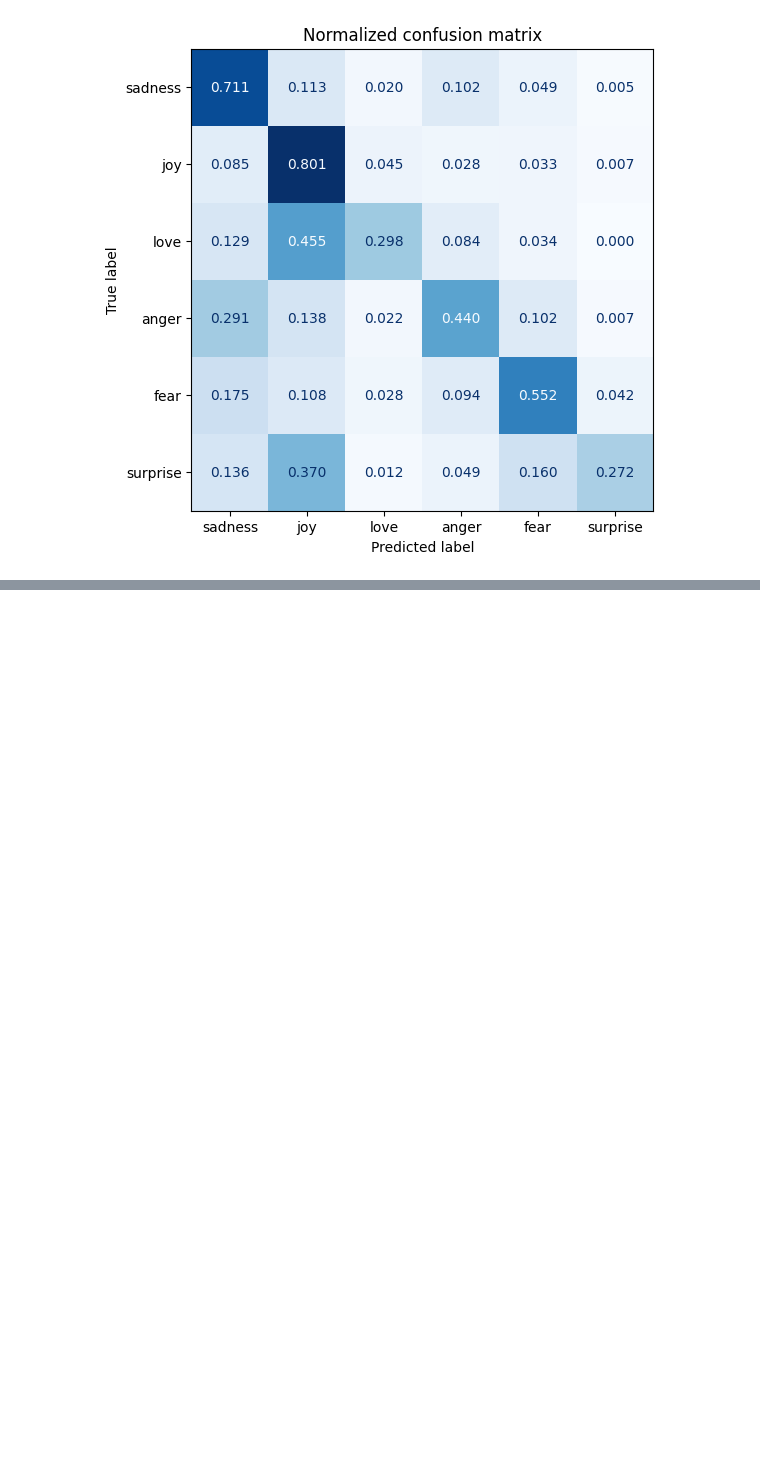
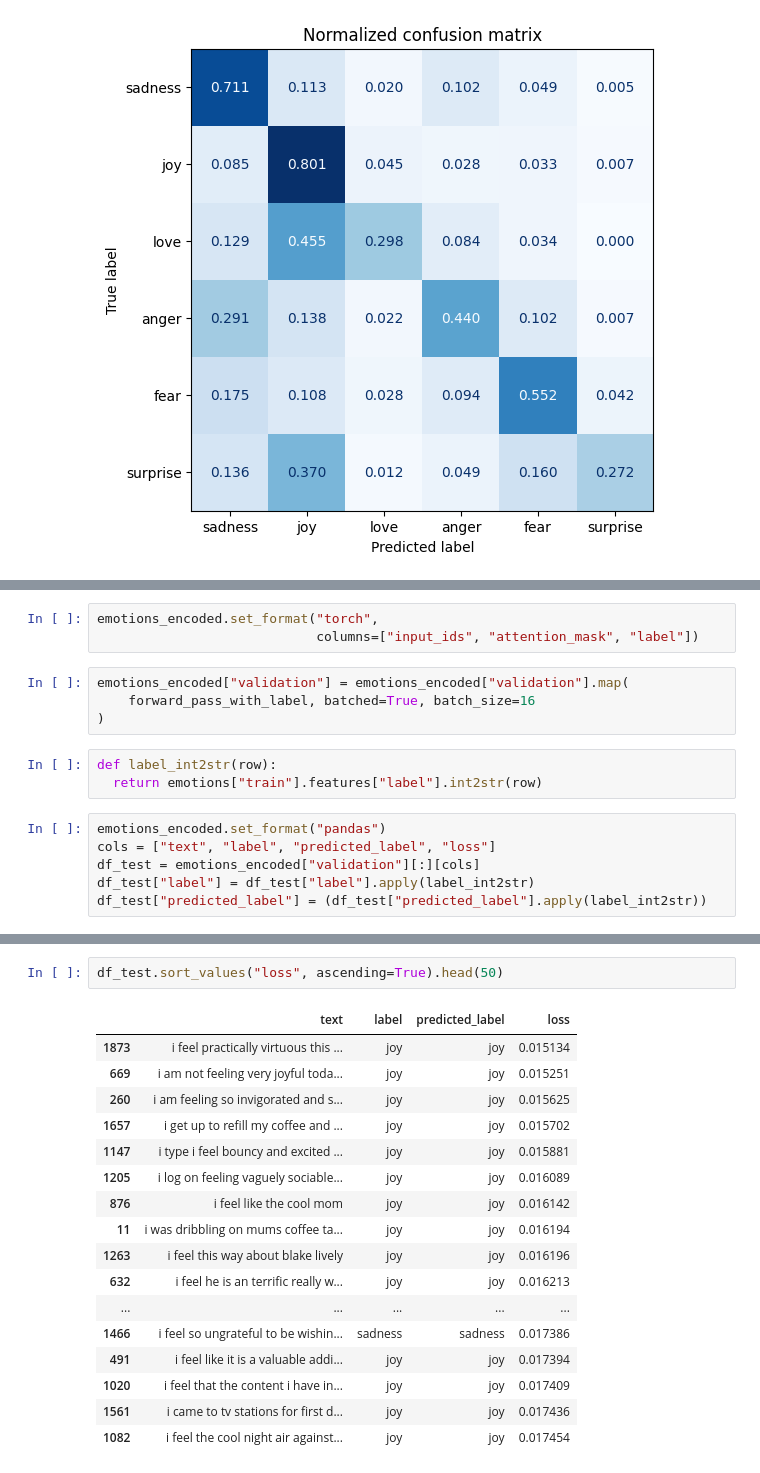
Before and after one commit to Rucious-Aladdin/NLP_with_Transformers, a Jupyter notebook: Ch2_Text_Classification/2-2~3 Text-to-Token.ipynb, the cells around one changed output, grey strips where cells are left out. Saved outputs shown, nothing was run; the diff lists cells and outputs as text; blank space fills up the shorter version.

```diff
--- a/Ch2_Text_Classification/2-2~3 Text-to-Token.ipynb
+++ b/Ch2_Text_Classification/2-2~3 Text-to-Token.ipynb
@@ -369,0 +507,16 @@ emotions_hidden = emotions_encoded.map(extract_hidden_states, batched=True) # ba
+# %%
+emotions_encoded.set_format("torch",
+                            columns=["input_ids", "attention_mask", "label"])
+# %%
+emotions_encoded["validation"] = emotions_encoded["validation"].map(
+    forward_pass_with_label, batched=True, batch_size=16
+)
+# %%
+def label_int2str(row):
+  return emotions["train"].features["label"].int2str(row)
+# %%
+emotions_encoded.set_format("pandas")
+cols = ["text", "label", "predicted_label", "loss"]
+df_test = emotions_encoded["validation"][:][cols]
+df_test["label"] = df_test["label"].apply(label_int2str)
+df_test["predicted_label"] = (df_test["predicted_label"].apply(label_int2str))
@@ -369,0 +546,20 @@ emotions_hidden = emotions_encoded.map(extract_hidden_states, batched=True) # ba
+# %%
+df_test.sort_values("loss", ascending=True).head(50)
+# %% [output]
+|  | text | label | predicted_label | loss |
+| 1873 | i feel practically virtuous this ... | joy | joy | 0.015134 |
+| 669 | i am not feeling very joyful toda... | joy | joy | 0.015251 |
+| 260 | i am feeling so invigorated and s... | joy | joy | 0.015625 |
+| 1657 | i get up to refill my coffee and ... | joy | joy | 0.015702 |
+| 1147 | i type i feel bouncy and excited ... | joy | joy | 0.015881 |
+| 1205 | i log on feeling vaguely sociable... | joy | joy | 0.016089 |
+| 876 | i feel like the cool mom | joy | joy | 0.016142 |
+| 11 | i was dribbling on mums coffee ta... | joy | joy | 0.016194 |
+| 1263 | i feel this way about blake lively | joy | joy | 0.016196 |
+| 632 | i feel he is an terrific really w... | joy | joy | 0.016213 |
+| ... | ... | ... | ... | ... |
+| 1466 | i feel so ungrateful to be wishin... | sadness | sadness | 0.017386 |
+| 491 | i feel like it is a valuable addi... | joy | joy | 0.017394 |
+| 1020 | i feel that the content i have in... | joy | joy | 0.017409 |
+| 1561 | i came to tv stations for first d... | joy | joy | 0.017436 |
+| 1082 | i feel the cool night air against... | joy | joy | 0.017454 |
```
Also changed, not shown: parts of 24 cells of this notebook.
